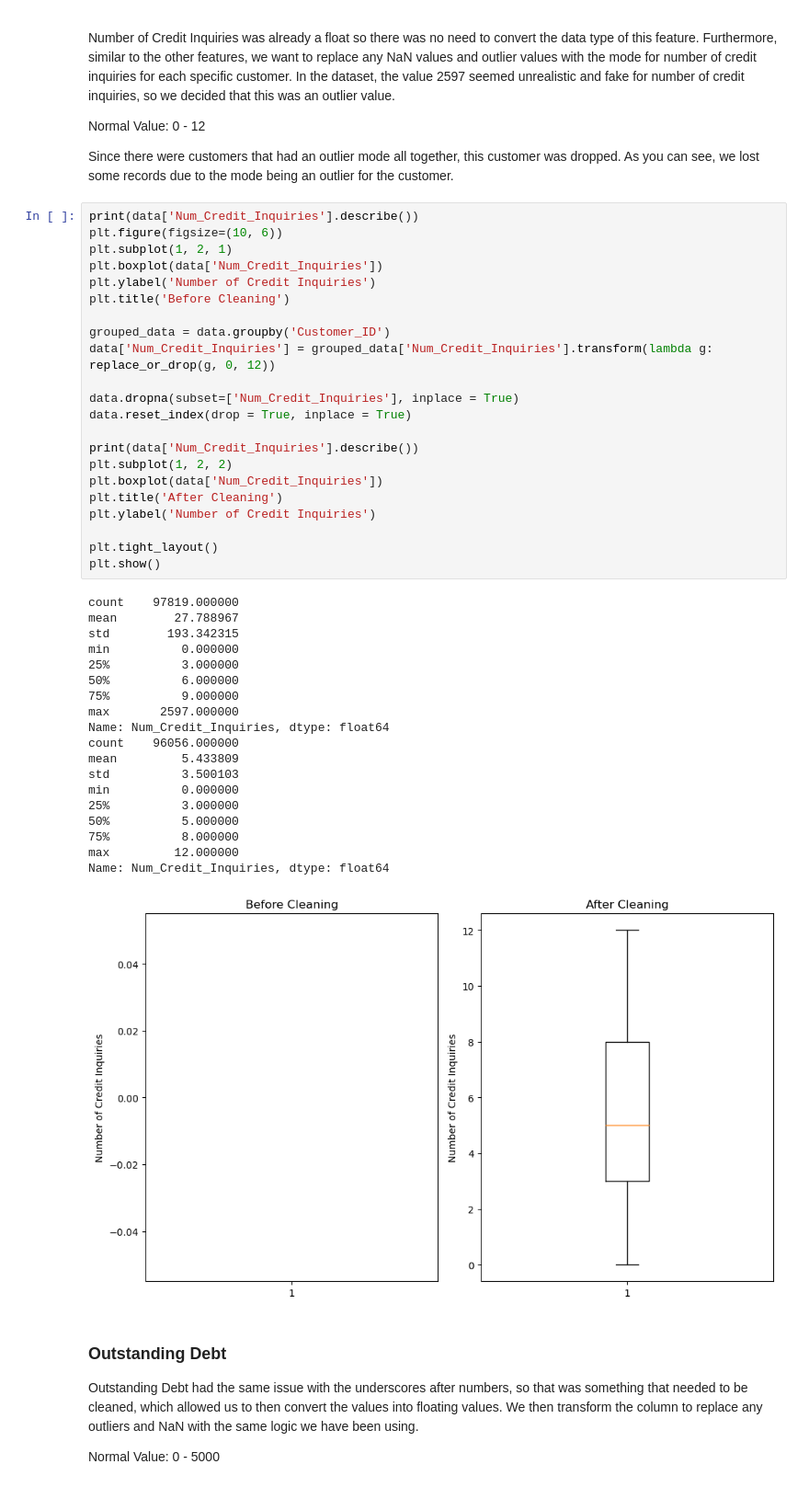
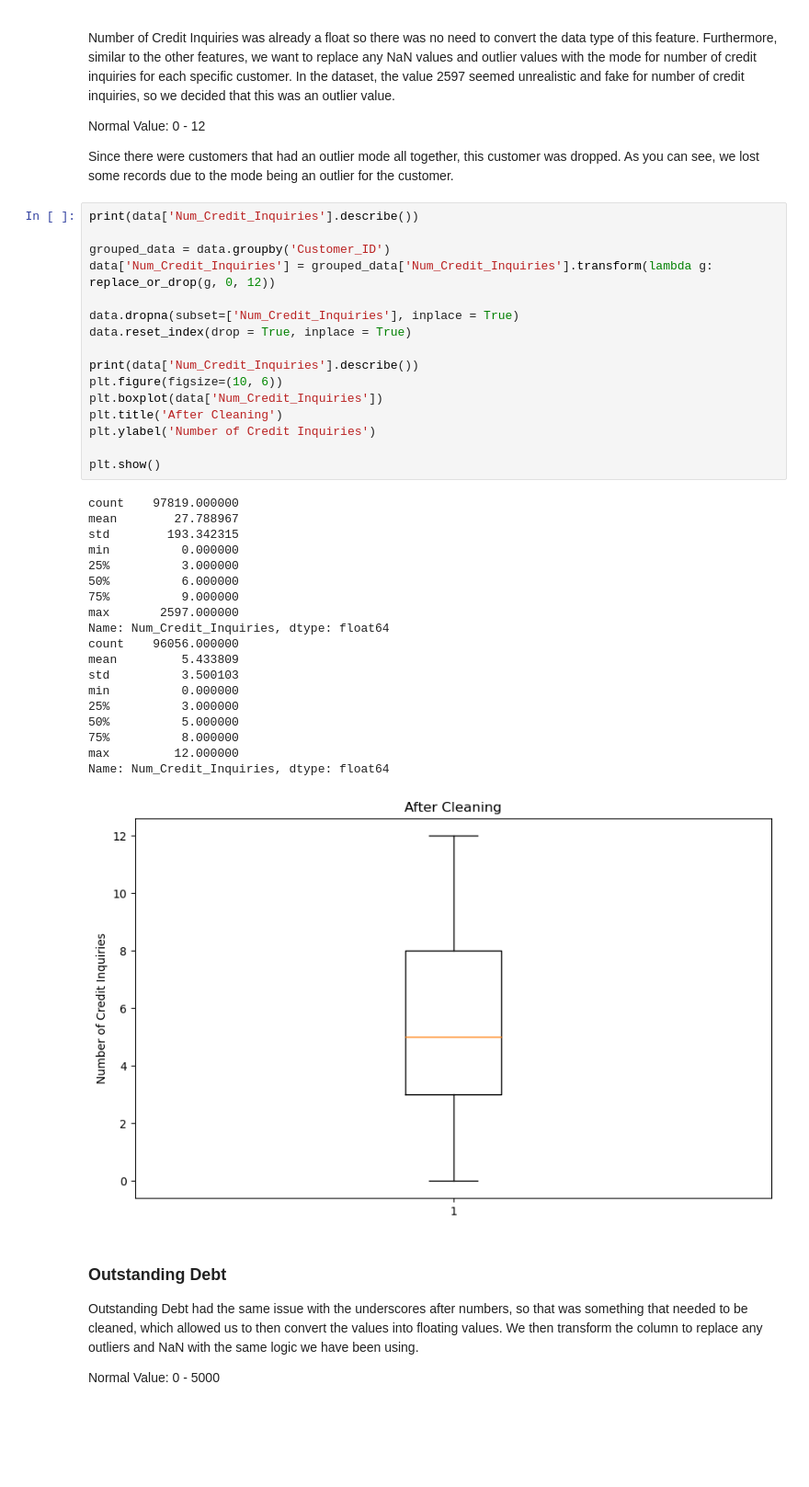
Before and after one commit to AyujVerma/Credit-Score-Classifier, a Jupyter notebook: credit_score.ipynb, the cells around one changed output. Shown at 92% size. Cells and saved outputs as stored; diff of their text form; blank space fills up the shorter version.

```diff
--- a/credit_score.ipynb
+++ b/credit_score.ipynb
@@ -674,46 +666,40 @@ Normal Value: 0 - 12
 Since there were customers that had an outlier mode all together, this customer was dropped. As you can see, we lost some records due to the mode being an outlier for the customer.
 # %%
 print(data['Num_Credit_Inquiries'].describe())
-plt.figure(figsize=(10, 6))
-plt.subplot(1, 2, 1)
-plt.boxplot(data['Num_Credit_Inquiries'])
-plt.ylabel('Number of Credit Inquiries')
-plt.title('Before Cleaning')
 
 grouped_data = data.groupby('Customer_ID')
 data['Num_Credit_Inquiries'] = grouped_data['Num_Credit_Inquiries'].transform(lambda g: replace_or_drop(g, 0, 12))
 
 data.dropna(subset=['Num_Credit_Inquiries'], inplace = True)
 data.reset_index(drop = True, inplace = True)
 
 print(data['Num_Credit_Inquiries'].describe())
-plt.subplot(1, 2, 2)
+plt.figure(figsize=(10, 6))
 plt.boxplot(data['Num_Credit_Inquiries'])
 plt.title('After Cleaning')
 plt.ylabel('Number of Credit Inquiries')
 
-plt.tight_layout()
 plt.show()
 # %% [output]
 count    97819.000000
 mean        27.788967
 std        193.342315
 min          0.000000
 25%          3.000000
 50%          6.000000
 75%          9.000000
 max       2597.000000
 Name: Num_Credit_Inquiries, dtype: float64
 count    96056.000000
 mean         5.433809
 std          3.500103
 min          0.000000
 25%          3.000000
 50%          5.000000
 75%          8.000000
 max         12.000000
 Name: Num_Credit_Inquiries, dtype: float64
-[figure, old version]
+[figure, new version]
 # %% [markdown]
 ### Outstanding Debt
 
```
Also changed, not shown: parts of 39 cells of this notebook, 1 other file.
